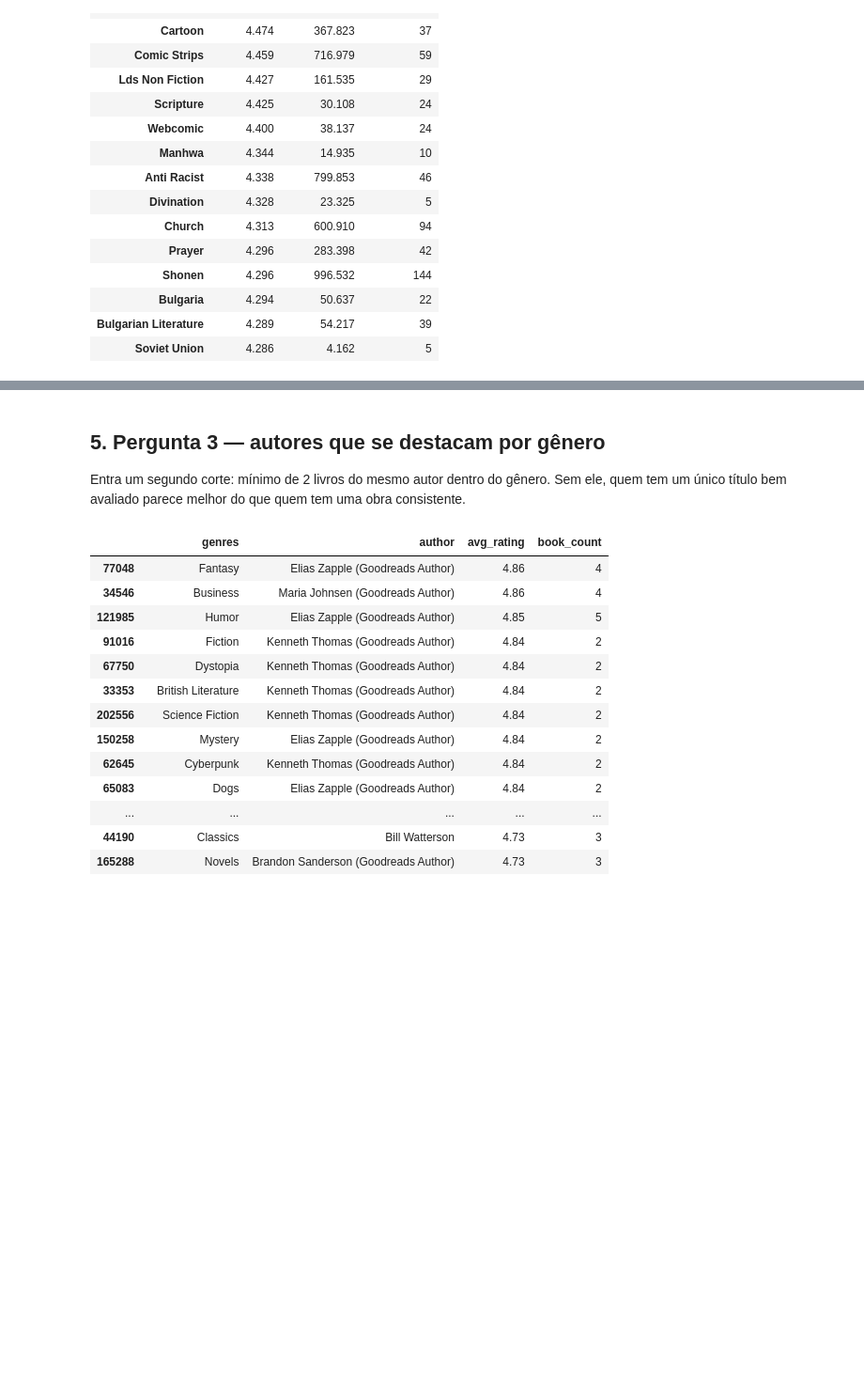
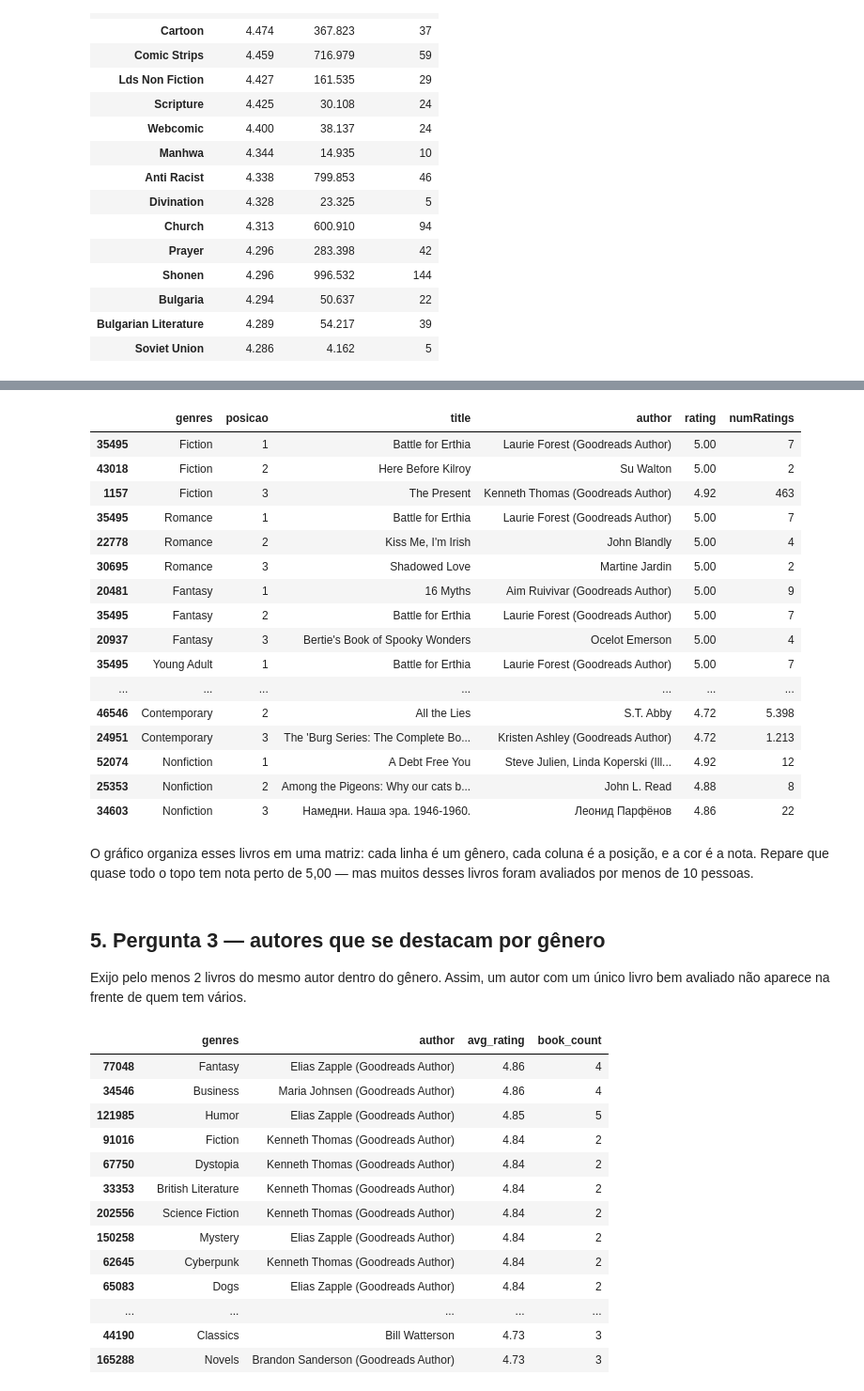
Before and after one commit to juliaragibeltrao/Rating-Books, a Jupyter notebook: analise.ipynb, the cells around one changed output, grey strips where cells are left out. Shown at 94% size. Drawn from its saved outputs; the diff is of its cells as text; code cells hidden in the pictures; blank space fills up the shorter version.

```diff
--- a/analise.ipynb
+++ b/analise.ipynb
@@ -247,15 +239,0 @@ discutido na seção final.
-# %%
-
-df_exploded["rank_in_genre"] = df_exploded.groupby("genres")["rating"].rank("dense", ascending=False)
-
-top3 = (
-    df_exploded[df_exploded["rank_in_genre"] <= 3]
-    [["genres", "rank_in_genre", "title", "author", "rating", "numRatings"]]
-    .drop_duplicates()
-)
-
-amostra = top3.groupby("genres").head(3).sort_values(["genres", "rank_in_genre"]).head(30).copy()
-amostra["numRatings"] = amostra["numRatings"].map(miles)
-amostra["rating"] = amostra["rating"].round(2)
-
-amostra
@@ -279,0 +246,45 @@ amostra
+# %%
+
+generos_populares = (
+    df_exploded.groupby("genres")["title"].nunique()
+    .sort_values(ascending=False).head(6).index.tolist()
+)
+
+top3 = (
+    df_exploded[df_exploded["genres"].isin(generos_populares)]
+    .drop_duplicates(subset=["genres", "title"])
+    .sort_values(["genres", "rating", "numRatings"], ascending=[True, False, False])
+    .groupby("genres").head(3)
+    .copy()
+)
+top3["genres"] = pd.Categorical(top3["genres"], categories=generos_populares, ordered=True)
+top3["posicao"] = top3.groupby("genres", observed=True).cumcount() + 1
+top3 = top3.sort_values(["genres", "posicao"])
+
+tabela = top3[["genres", "posicao", "title", "author", "rating", "numRatings"]].copy()
+tabela["numRatings"] = tabela["numRatings"].map(miles)
+tabela["rating"] = tabela["rating"].round(2)
+
+tabela
+# %% [output]
+|  | genres | posicao | title | author | rating | numRatings |
+| 35495 | Fiction | 1 | Battle for Erthia | Laurie Forest (Goodreads Author) | 5.00 | 7 |
+| 43018 | Fiction | 2 | Here Before Kilroy | Su Walton | 5.00 | 2 |
+| 1157 | Fiction | 3 | The Present | Kenneth Thomas (Goodreads Author) | 4.92 | 463 |
+| 35495 | Romance | 1 | Battle for Erthia | Laurie Forest (Goodreads Author) | 5.00 | 7 |
+| 22778 | Romance | 2 | Kiss Me, I'm Irish | John Blandly | 5.00 | 4 |
+| 30695 | Romance | 3 | Shadowed Love | Martine Jardin | 5.00 | 2 |
+| 20481 | Fantasy | 1 | 16 Myths | Aim Ruivivar (Goodreads Author) | 5.00 | 9 |
+| 35495 | Fantasy | 2 | Battle for Erthia | Laurie Forest (Goodreads Author) | 5.00 | 7 |
+| 20937 | Fantasy | 3 | Bertie's Book of Spooky Wonders | Ocelot Emerson | 5.00 | 4 |
+| 35495 | Young Adult | 1 | Battle for Erthia | Laurie Forest (Goodreads Author) | 5.00 | 7 |
+| ... | ... | ... | ... | ... | ... | ... |
+| 46546 | Contemporary | 2 | All the Lies | S.T. Abby | 4.72 | 5.398 |
+| 24951 | Contemporary | 3 | The 'Burg Series: The Complete Bo... | Kristen Ashley (Goodreads Author) | 4.72 | 1.213 |
+| 52074 | Nonfiction | 1 | A Debt Free You | Steve Julien, Linda Koperski (Ill... | 4.92 | 12 |
+| 25353 | Nonfiction | 2 | Among the Pigeons: Why our cats b... | John L. Read | 4.88 | 8 |
+| 34603 | Nonfiction | 3 | Намедни. Наша эра. 1946-1960. | Леонид Парфёнов | 4.86 | 22 |
+# %% [markdown]
+O gráfico organiza esses livros em uma matriz: cada linha é um gênero, cada coluna é a posição,
+e a cor é a nota. Repare que quase todo o topo tem nota perto de 5,00 — mas muitos desses livros
+foram avaliados por menos de 10 pessoas.
@@ -280,8 +331,8 @@ amostra
 # %% [markdown]
 ## 5. Pergunta 3 — autores que se destacam por gênero
 
-Entra um segundo corte: mínimo de 2 livros do mesmo autor dentro do gênero. Sem ele, quem tem um
-único título bem avaliado parece melhor do que quem tem uma obra consistente.
+Exijo pelo menos 2 livros do mesmo autor dentro do gênero. Assim, um autor com um único livro bem
+avaliado não aparece na frente de quem tem vários.
 # %%
 
 author_genre = df_exploded.groupby(["genres", "author"]).agg(
```
Also changed, not shown: parts of 23 cells of this notebook, 3 other files.
